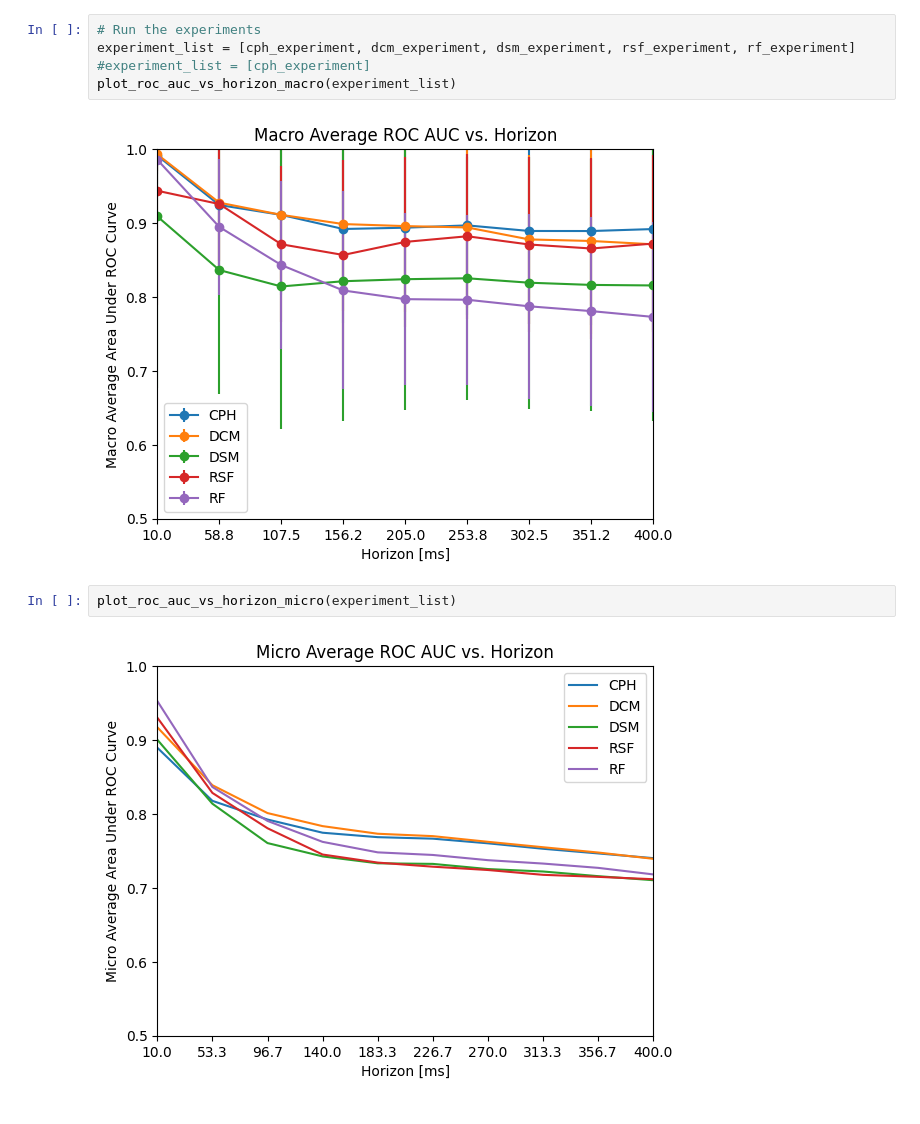
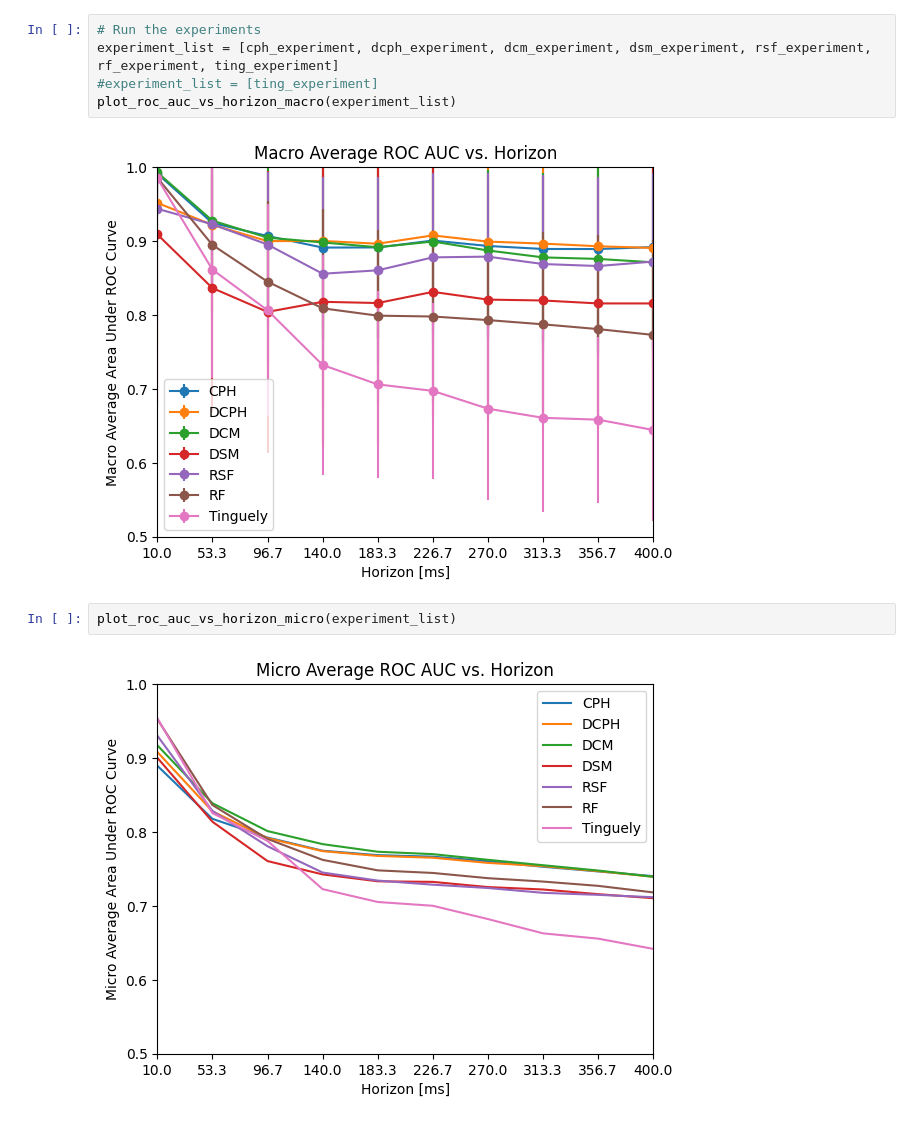
Before and after one commit to MIT-PSFC/disruption-survival-analysis, a Jupyter notebook: Run Experiments.ipynb, the cells around one changed output. Drawn from its saved outputs; the diff is of its cells as text.

```diff
--- a/Run Experiments.ipynb
+++ b/Run Experiments.ipynb
@@ -58,12 +60,12 @@ Loaded model from models/rf_cmod_random_256_shots_60%_flattop.pkl
 Loaded model from models/rf_cmod_random_256_shots_60%_flattop.pkl
 # %%
 # Run the experiments
-experiment_list = [cph_experiment, dcm_experiment, dsm_experiment, rsf_experiment, rf_experiment]
-#experiment_list = [cph_experiment]
+experiment_list = [cph_experiment, dcph_experiment, dcm_experiment, dsm_experiment, rsf_experiment, rf_experiment, ting_experiment]
+#experiment_list = [ting_experiment]
 plot_roc_auc_vs_horizon_macro(experiment_list)
 # %% [output]
-[figure, old version]
+[figure, new version]
 # %%
 plot_roc_auc_vs_horizon_micro(experiment_list)
 # %% [output]
-[figure, old version]
+[figure, new version]
```
Also changed, not shown: parts of 2 cells of this notebook, 3 other files.
